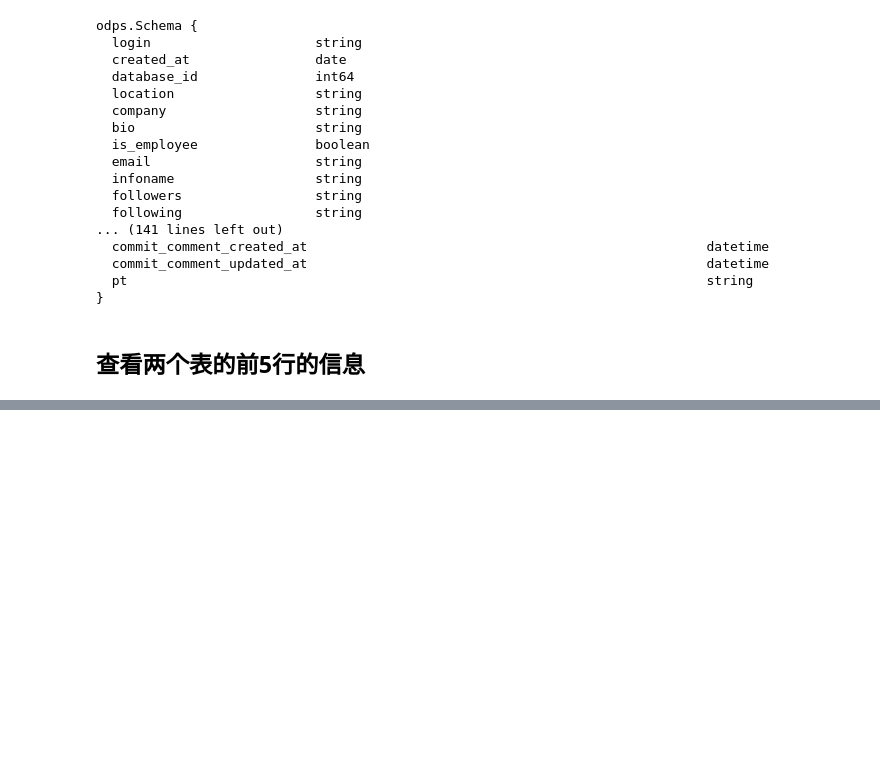
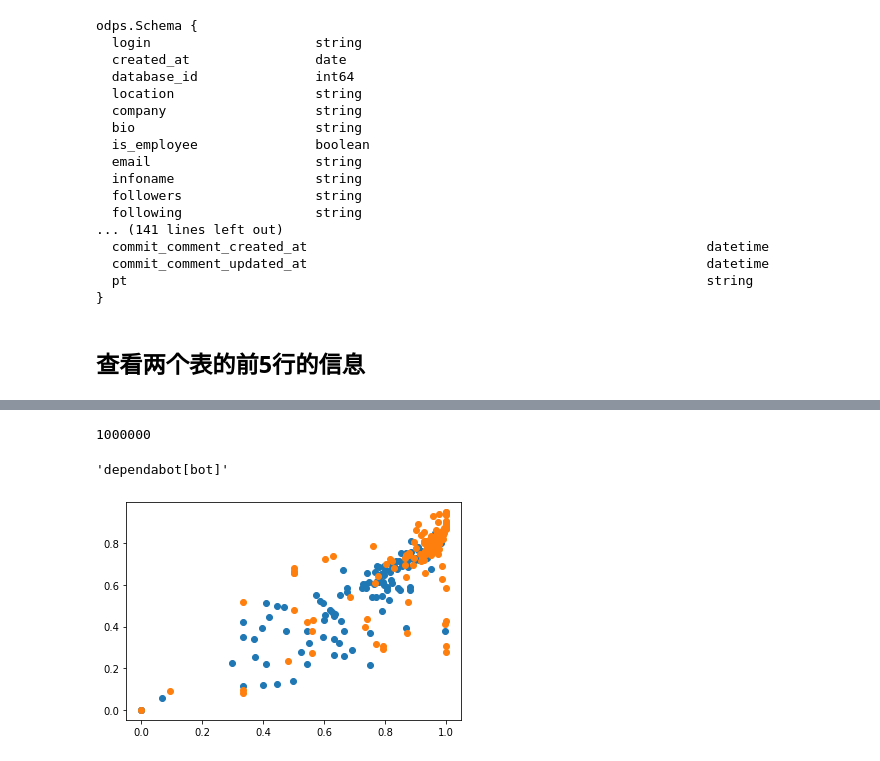
Before and after one commit to pry666/social-computing, a Jupyter notebook: final.ipynb, the cells around one changed output, grey strips where cells are left out. Saved outputs shown, nothing was run; the diff lists cells and outputs as text; code cells hidden in the pictures; blank space fills up the shorter version.

```diff
--- a/final.ipynb
+++ b/final.ipynb
@@ -43,0 +174,3 @@ github_log.head(1)
+# %%
+choosebot = []
+choosecm = []
@@ -43,0 +182,9 @@ github_log.head(1)
+# %%
+len(choosebot)
+# %% [output]
+1000000
+# %%
+botlist = []
+botcomm = []
+humanli = []
+humancomm = []
@@ -43,0 +202,3 @@ github_log.head(1)
+# %%
+boli = set(botlist)
+huli = set(humanli)
@@ -43,0 +236,39 @@ github_log.head(1)
+# %%
+hujdis = []
+huldis = []
+countli2 = []
+
+for human in huli:
+    jcdis = 0.0
+    lcdis = 0.0
+    count = 0
+    mess = []
+    for i in range(int(len(humanli)/100)):
+        if(human == str(humanli[i])):
+            mess.append(humancomm[i])
+
+    if(len(mess)>10):
+        for m in range(len(mess)):
+            for n in range(m+1,len(mess)):
+                sen1 = mess[m]
+                sen2 = mess[n]
+                if(sen1 and sen2):
+                    count += 1
+                    jcdis += jeccard(sen1,sen2)
+                    lcdis += levendis(sen1,sen2)
+
+        hujdis.append(jcdis/count)
+        huldis.append(lcdis/count)
+
+    countli2.append(len(mess))
+# %%
+maxid
+# %% [output]
+'dependabot[bot]'
+# %%
+import matplotlib.pyplot as plt
+plt.scatter(bojdis,boldis)
+plt.scatter(hujdis,huldis)
+plt.show()
+# %% [output]
+[figure, added]
```
Also changed, not shown: parts of 51 cells of this notebook.
